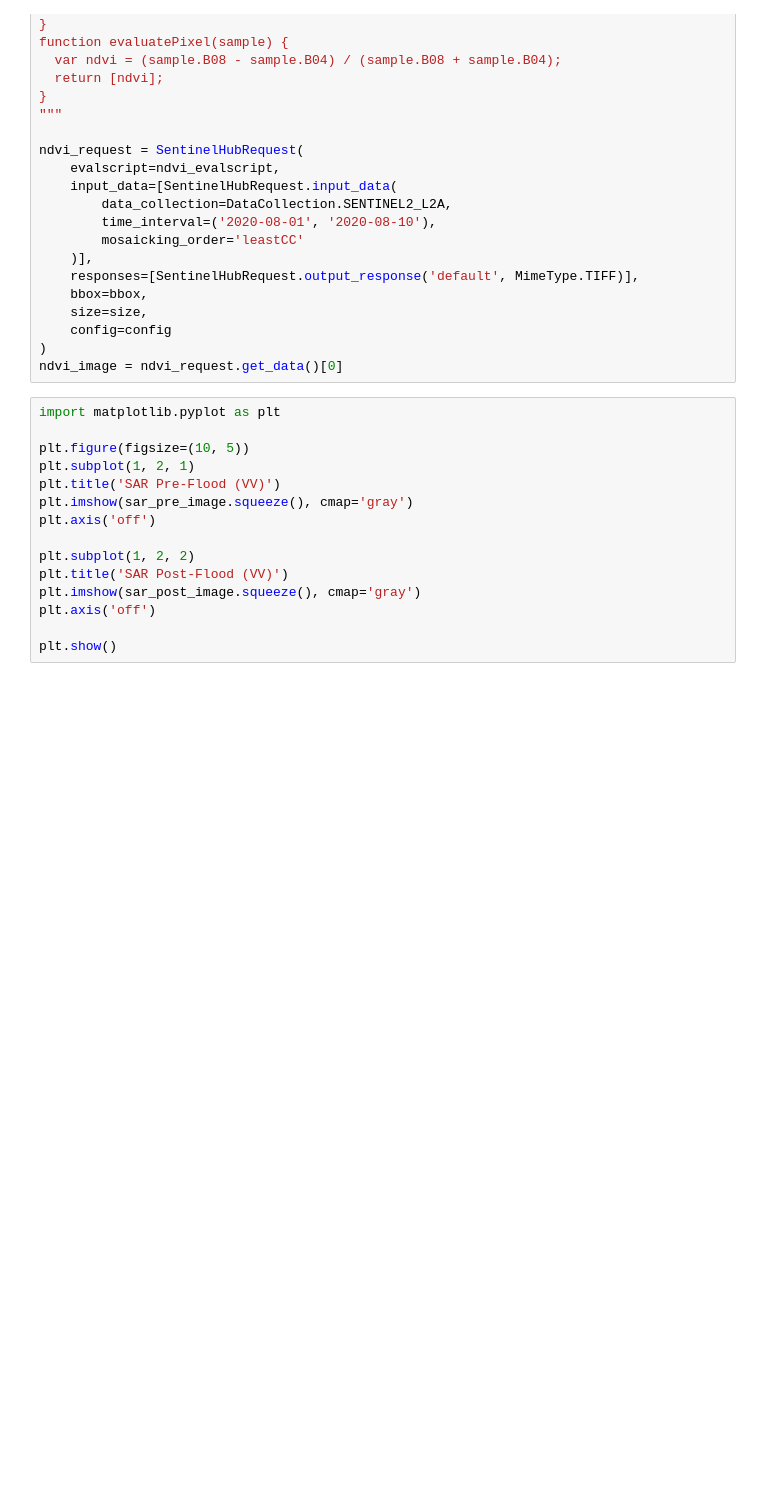
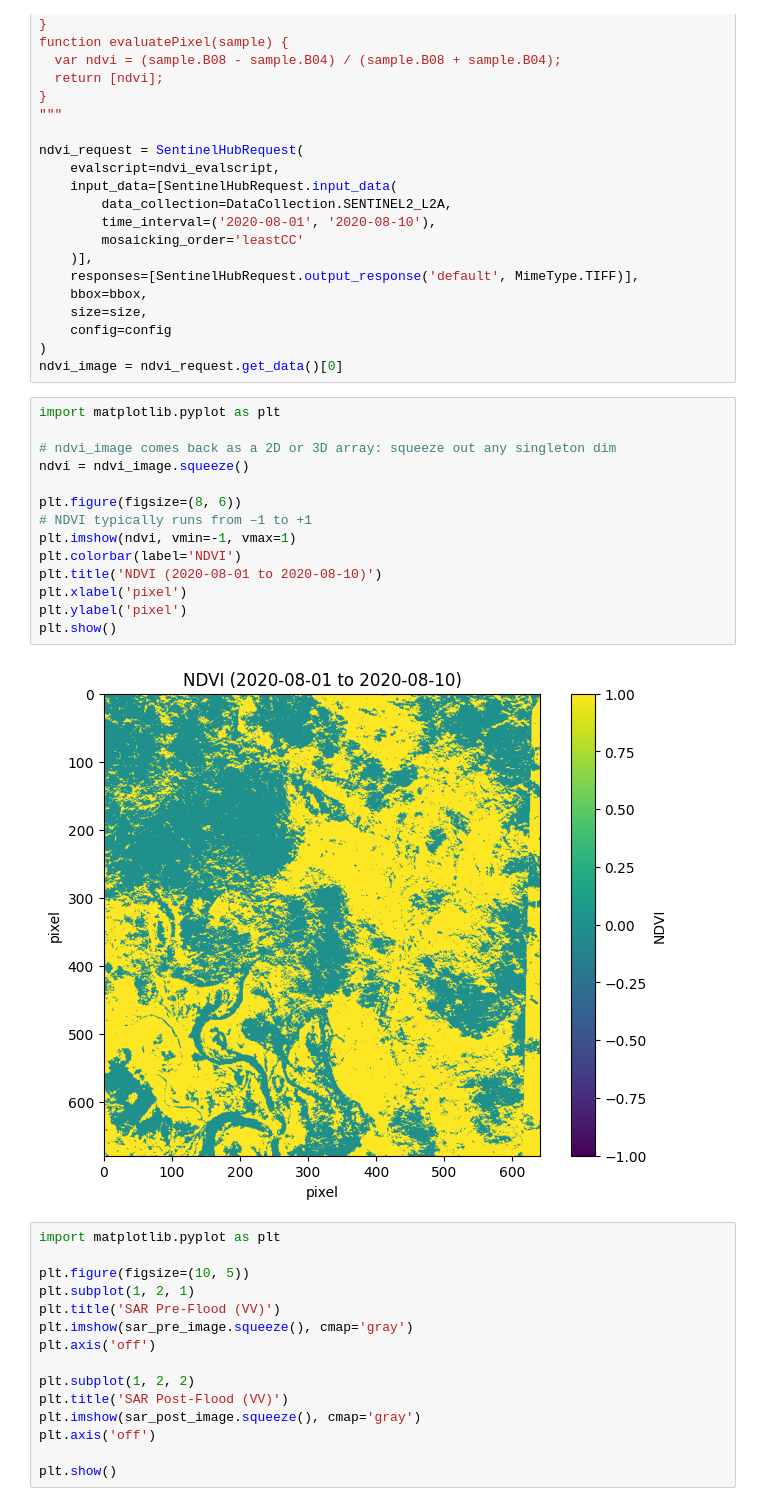
Before and after one commit to adityanarayan-rai/flood_detection_ban, a Jupyter notebook: 01_flood_jamalpur_2020.ipynb, the cells around one changed output. Drawn from its saved outputs; the diff is of its cells as text; blank space fills up the shorter version.

```diff
--- a/01_flood_jamalpur_2020.ipynb
+++ b/01_flood_jamalpur_2020.ipynb
@@ -105,6 +105,22 @@ ndvi_request = SentinelHubRequest(
     config=config
 )
 ndvi_image = ndvi_request.get_data()[0]
+# %%
+import matplotlib.pyplot as plt
+
+# ndvi_image comes back as a 2D or 3D array: squeeze out any singleton dim
+ndvi = ndvi_image.squeeze()
+
+plt.figure(figsize=(8, 6))
+# NDVI typically runs from –1 to +1
+plt.imshow(ndvi, vmin=-1, vmax=1)
+plt.colorbar(label='NDVI')
+plt.title('NDVI (2020-08-01 to 2020-08-10)')
+plt.xlabel('pixel')
+plt.ylabel('pixel')
+plt.show()
+# %% [output]
+[figure, added]
 # %%
 import matplotlib.pyplot as plt
 
```
